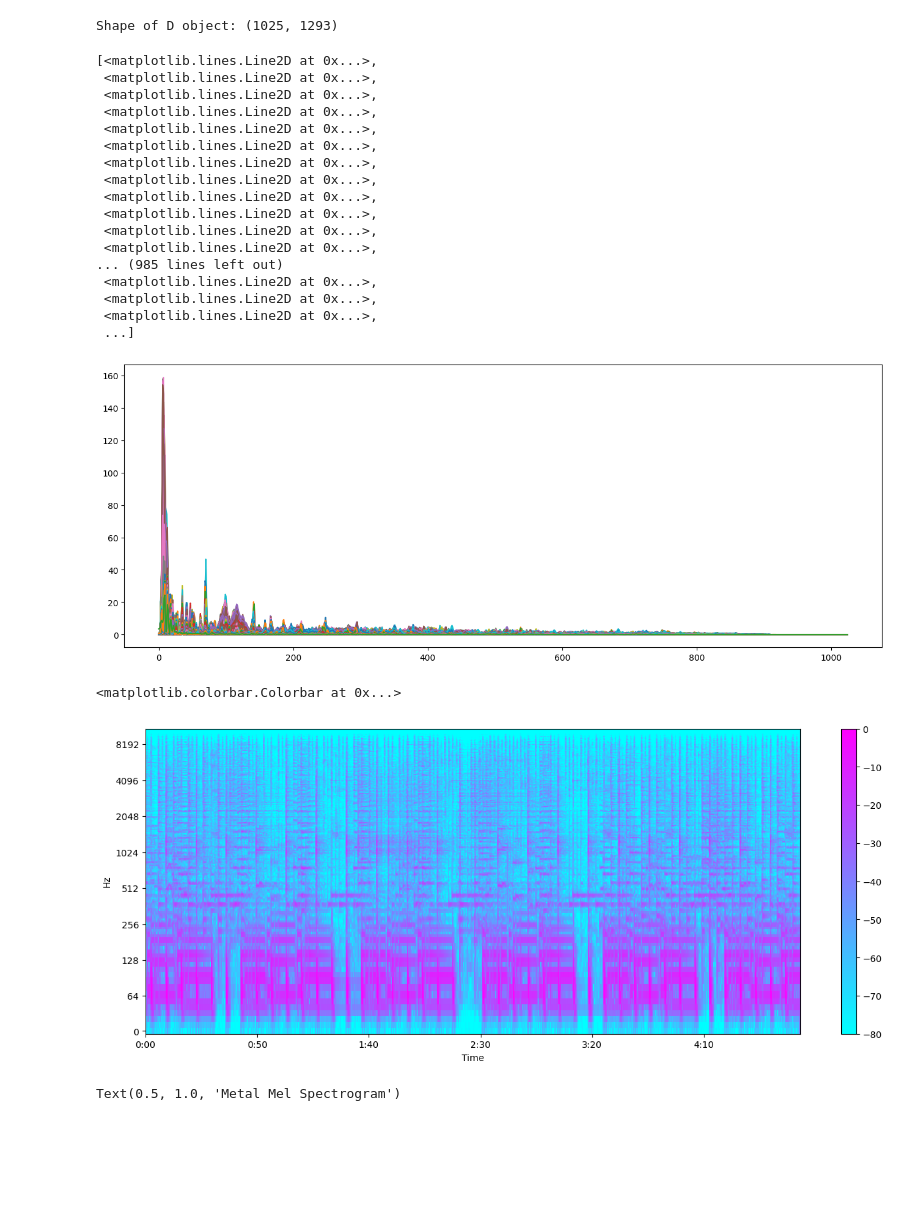
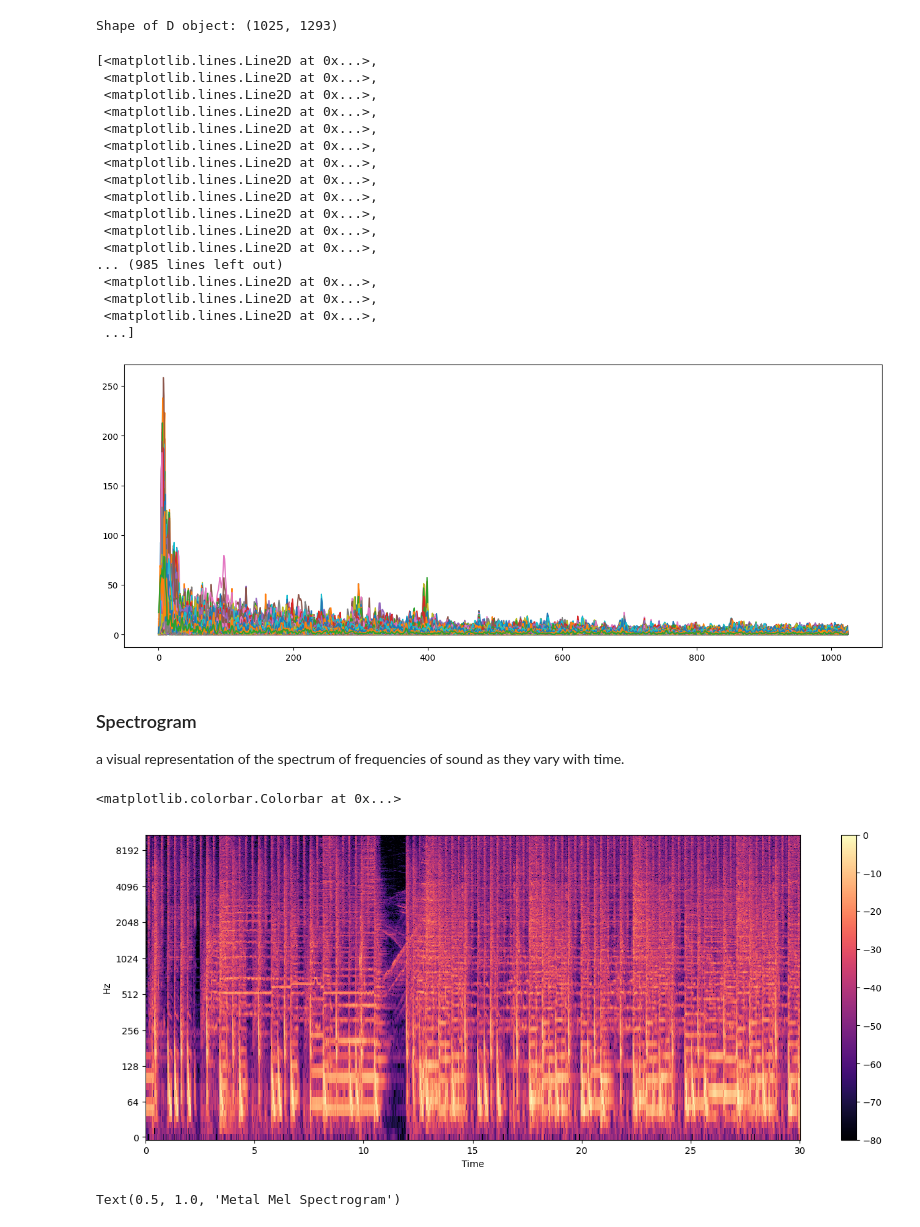
Before and after one commit to mjzhang21/MusicGenreClassifier, a Jupyter notebook: notebooks/01_EDA.ipynb, the cells around one changed output. Drawn from its saved outputs; the diff is of its cells as text; code cells hidden in the pictures; blank space fills up the shorter version.

```diff
--- a/notebooks/01_EDA.ipynb
+++ b/notebooks/01_EDA.ipynb
@@ -20,7 +20,7 @@ print(list(os.listdir(f"{general_path}/genres_original/")))
 ['blues', 'classical', 'country', 'disco', 'hiphop', 'jazz', 'metal', 'pop', 'reggae', 'rock']
 # %%
 # Importing 1 file
-y, sr = librosa.load(f"{general_path}/genres_original/rock/rock.00036.wav")
+y, sr = librosa.load(f"{general_path}/genres_original/pop/pop.00021.wav")
 
 print("y:", y, "\n")
 print("y shape:", np.shape(y), "\n")
@@ -88,20 +90,22 @@ plt.plot(D)
  <matplotlib.lines.Line2D at 0x...>,
  <matplotlib.lines.Line2D at 0x...>,
  ...]
-[figure, old version]
+[figure, new version]
+# %% [markdown]
+### Spectrogram
+
+a visual representation of the spectrum of frequencies of sound as they vary with time.
 # %%
 # Convert an amplitude spectrogram to Decibels-scaled spectrogram.
 DB = librosa.amplitude_to_db(D, ref=np.max)
 
 # Creating the Spectogram
 plt.figure(figsize=(16, 6))
-librosa.display.specshow(
-    DB, sr=sr, hop_length=hop_length, x_axis="time", y_axis="log", cmap="cool"
-)
+librosa.display.specshow(DB, sr=sr, hop_length=hop_length, x_axis="time", y_axis="log")
 plt.colorbar()
 # %% [output]
 <matplotlib.colorbar.Colorbar at 0x...>
-[figure, old version]
+[figure, new version]
 # %%
 y, sr = librosa.load(f"{general_path}/genres_original/metal/metal.00036.wav")
 y, _ = librosa.effects.trim(y)
```
Also changed, not shown: parts of 13 cells of this notebook.
